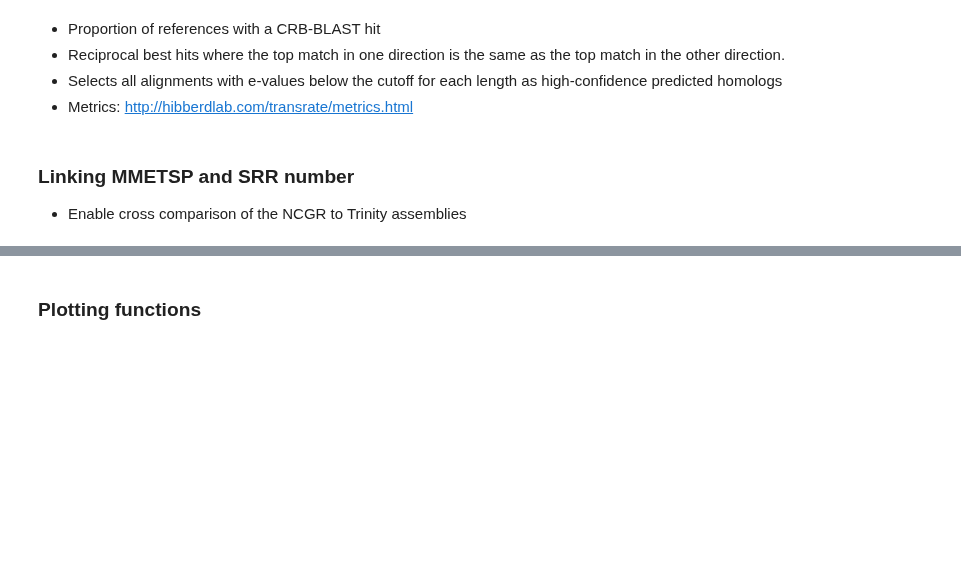
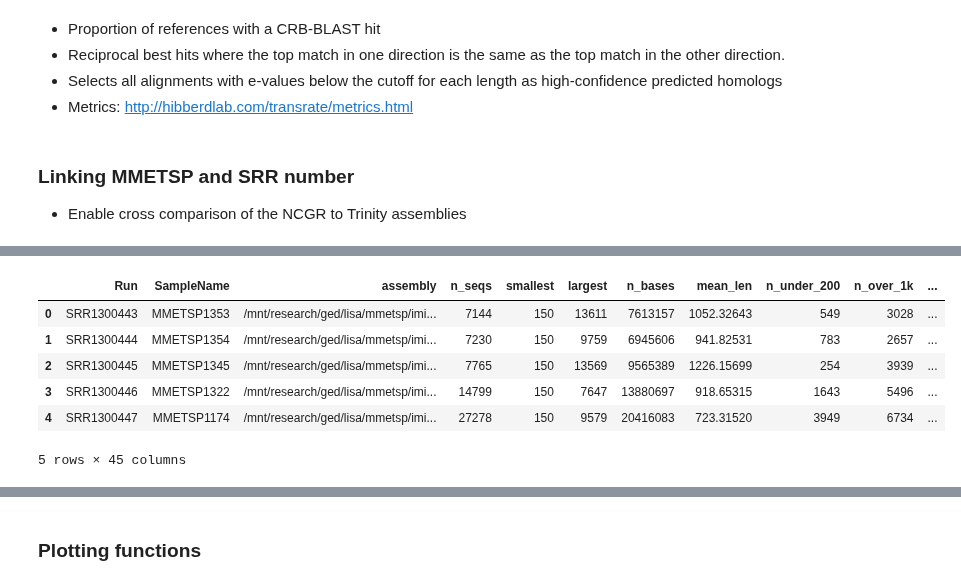
Before and after one commit to johnsolk/MMETSP, a Jupyter notebook: notebooks/MMETSP_Trinity_transrate_busco_scores_scatter.ipynb, the cells around one changed output, grey strips where cells are left out. Saved outputs shown, nothing was run; the diff lists cells and outputs as text; code cells hidden in the pictures; blank space fills up the shorter version.

```diff
--- a/notebooks/MMETSP_Trinity_transrate_busco_scores_scatter.ipynb
+++ b/notebooks/MMETSP_Trinity_transrate_busco_scores_scatter.ipynb
@@ -20,4 +20,16 @@ Populating the interactive namespace from numpy and matplotlib
 # %%
 sra_run = pd.read_csv('../SraRunInfo.csv')
 sra_map = sra_run[['Run', 'SampleName']]
+# %%
+# reference-based transrate evaluation
+file_dib_v_ncgr = "../assembly_evaluation_data/transrate_reference_scores_nt.csv"
+file_ncgr_v_dib = "../assembly_evaluation_data/transrate_reverse_scores_nt.csv"
+
+#busco evaluation
+file_ncgr_busco = "../assembly_evaluation_data/busco_scores_imicrobe.csv"
+file_dib_busco = "../assembly_evaluation_data/busco_scores_MMETSP.csv"
+
+# transrate scores
+file_dib_transrate_scores = "../assembly_evaluation_data/transrate_scores.csv"
+file_ncgr_transrate_scores = "../assembly_evaluation_data/transrate_imicrobe_scores.csv"
 # %%
@@ -38,0 +71,10 @@ ncgr_v_dib = ncgr_v_dib.drop_duplicates()
+# %%
+ncgr_transrate.head()
+# %% [output]
+|  | Run | SampleName | assembly | n_seqs | smallest | largest | n_bases | mean_len | n_under_200 | n_over_1k | ... |
+| 0 | SRR1300443 | MMETSP1353 | /mnt/research/ged/lisa/mmetsp/imi... | 7144 | 150 | 13611 | 7613157 | 1052.32643 | 549 | 3028 | ... |
+| 1 | SRR1300444 | MMETSP1354 | /mnt/research/ged/lisa/mmetsp/imi... | 7230 | 150 | 9759 | 6945606 | 941.82531 | 783 | 2657 | ... |
+| 2 | SRR1300445 | MMETSP1345 | /mnt/research/ged/lisa/mmetsp/imi... | 7765 | 150 | 13569 | 9565389 | 1226.15699 | 254 | 3939 | ... |
+| 3 | SRR1300446 | MMETSP1322 | /mnt/research/ged/lisa/mmetsp/imi... | 14799 | 150 | 7647 | 13880697 | 918.65315 | 1643 | 5496 | ... |
+| 4 | SRR1300447 | MMETSP1174 | /mnt/research/ged/lisa/mmetsp/imi... | 27278 | 150 | 9579 | 20416083 | 723.31520 | 3949 | 6734 | ... |
+5 rows × 45 columns
```
Also changed, not shown: parts of 14 cells of this notebook, 3 other files.
